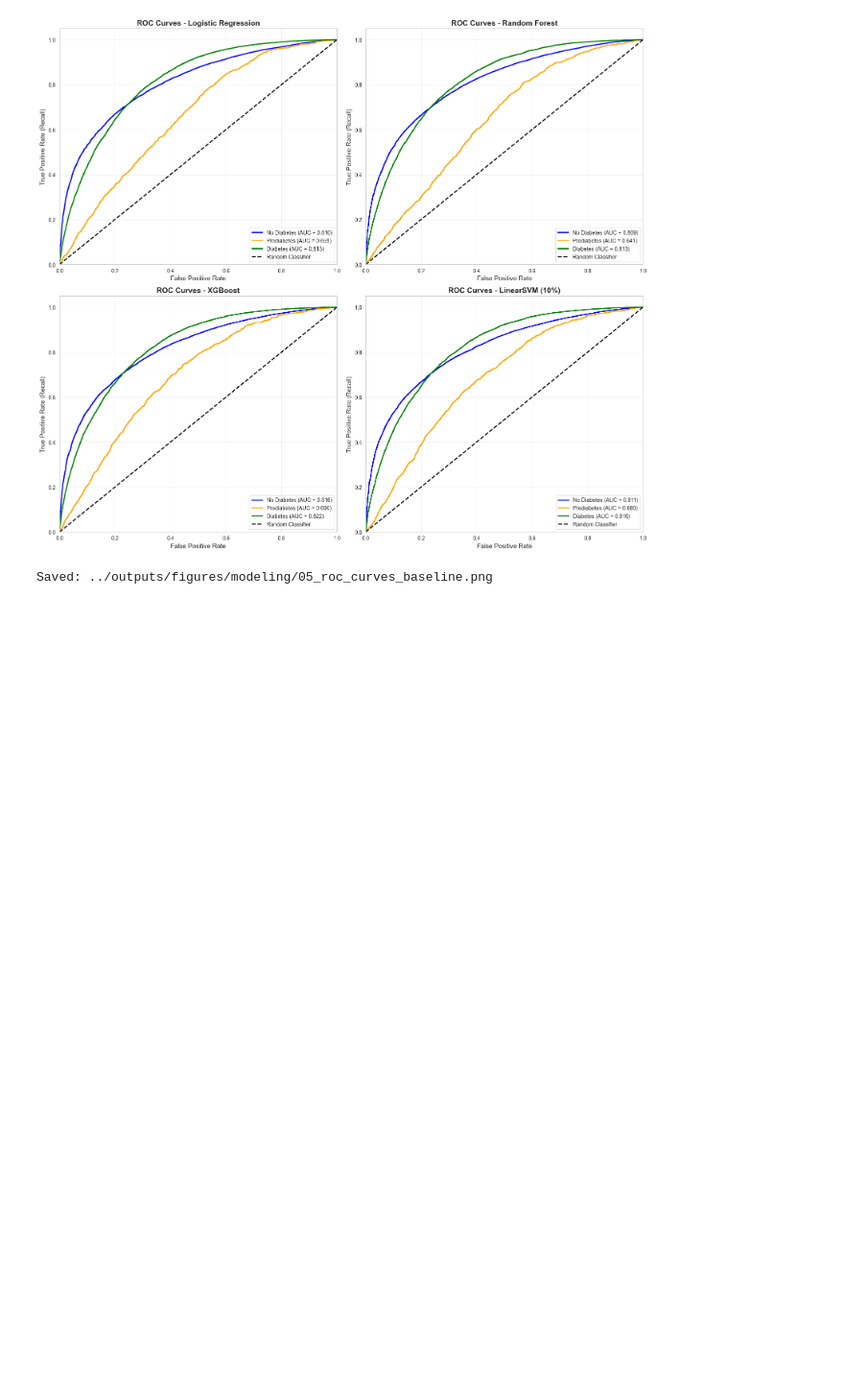
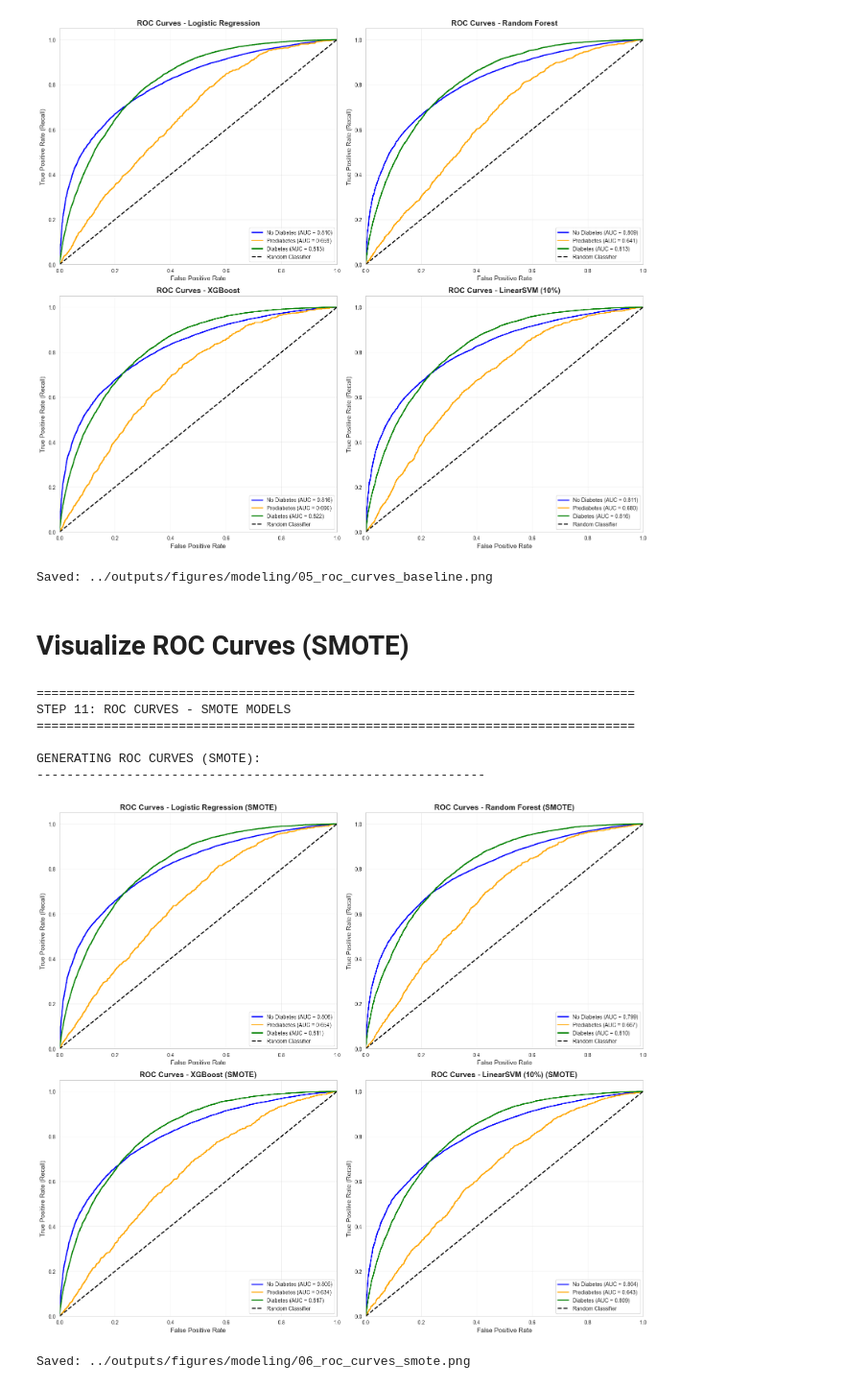
Before and after one commit to eyyuboeztuerk-arch/diabetes-multiclass-project, a Jupyter notebook: notebooks/03_modeling.ipynb, the cells around one changed output. Shown at 96% size. Saved outputs shown, nothing was run; the diff lists cells and outputs as text; code cells hidden in the pictures; blank space fills up the shorter version.

Commit message:
Add visualization of ROC curves (SMOTE) to 03_modeling.ipynb

```diff
--- a/notebooks/03_modeling.ipynb
+++ b/notebooks/03_modeling.ipynb
@@ -668,3 +668,41 @@ ROC (Receiver Operating Characteristic) curves show:
   • Separate curve for each class (0=No Diabetes, 1=Prediabetes, 2=Diabetes)
 [figure]
 Saved: ../outputs/figures/modeling/05_roc_curves_baseline.png
+# %% [markdown]
+# Visualize ROC Curves (SMOTE)
+# %%
+# =============================================================================
+# 11. VISUALIZE ROC CURVES - SMOTE
+# =============================================================================
+print("\n" + "="*80)
+print("STEP 11: ROC CURVES - SMOTE MODELS")
+print("="*80)
+
+print("\nGENERATING ROC CURVES (SMOTE):")
+print("-" * 60)
+
+fig, axes = plt.subplots(2, 2, figsize=(16, 14))
+axes = axes.ravel()
+
+for idx, (model_name, model) in enumerate(models_smote.items()):
+    plot_roc_curves(
+        model,
+        features_test_eng,
+        target_test,  # pyright: ignore[reportArgumentType]
+        f"{model_name} (SMOTE)",
+        ax=axes[idx]
+    )
+
+plt.tight_layout()
+plt.savefig(f"{output_dir}/06_roc_curves_smote.png", dpi=300, bbox_inches='tight')
+plt.show()
+print(f"\nSaved: {output_dir}/06_roc_curves_smote.png")
+# %% [output]
+================================================================================
+STEP 11: ROC CURVES - SMOTE MODELS
+================================================================================
+
+GENERATING ROC CURVES (SMOTE):
+------------------------------------------------------------
+[figure, added]
+Saved: ../outputs/figures/modeling/06_roc_curves_smote.png
```
